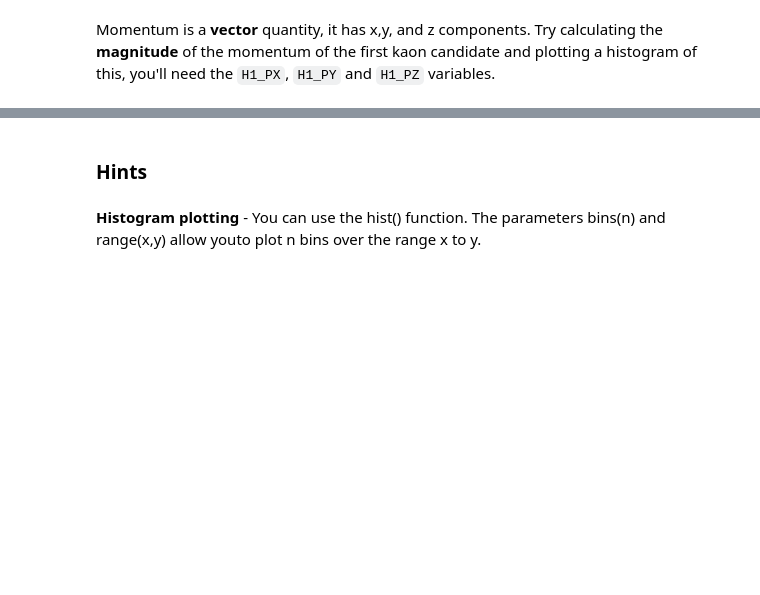
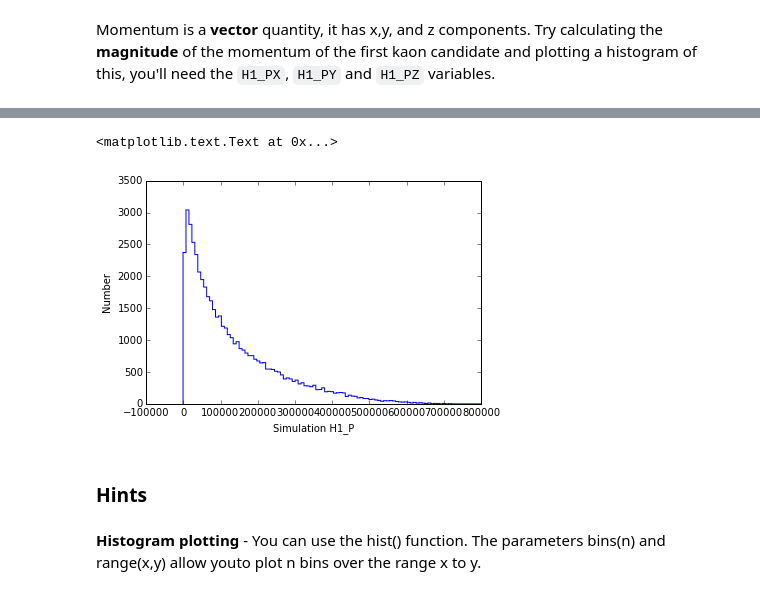
Before and after one commit to pjholt/opendata-project, a Jupyter notebook: LHCb_Open_Data_Project.ipynb, the cells around one changed output, grey strips where cells are left out. Saved outputs shown, nothing was run; the diff lists cells and outputs as text; code cells hidden in the pictures; blank space fills up the shorter version.

```diff
--- a/LHCb_Open_Data_Project.ipynb
+++ b/LHCb_Open_Data_Project.ipynb
@@ -138,3 +139,10 @@ ylabel('Number')
+# %%
+H_sim_data_H1_P = sim_data.H1_P.hist(bins=101, range=[-1000, 800000])
+xlabel('Simulation H1_P')
+ylabel('Number')
+# %% [output]
+<matplotlib.text.Text at 0x...>
+[figure, added]
 # %% [markdown]
 ### Hints
 # %% [markdown]
```
Also changed, not shown: parts of 27 cells of this notebook.
